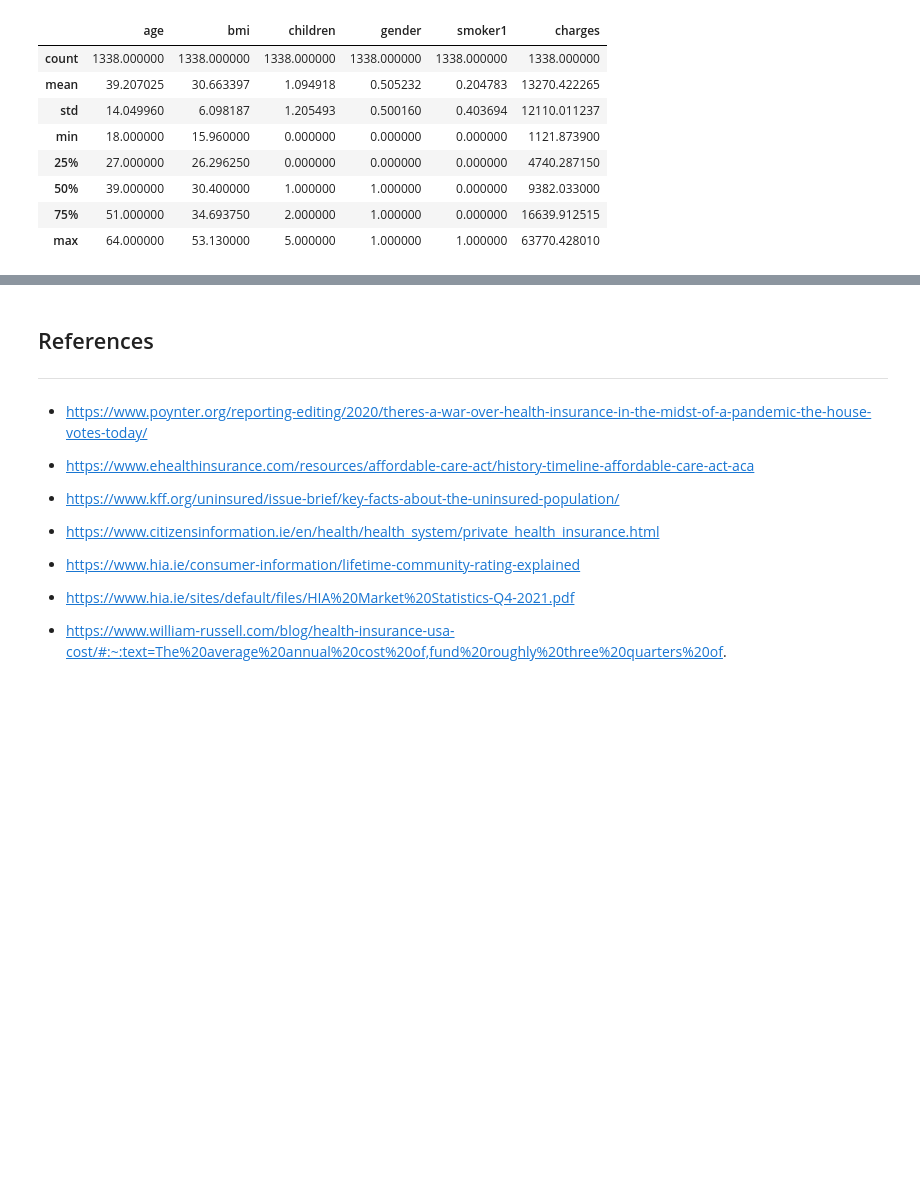
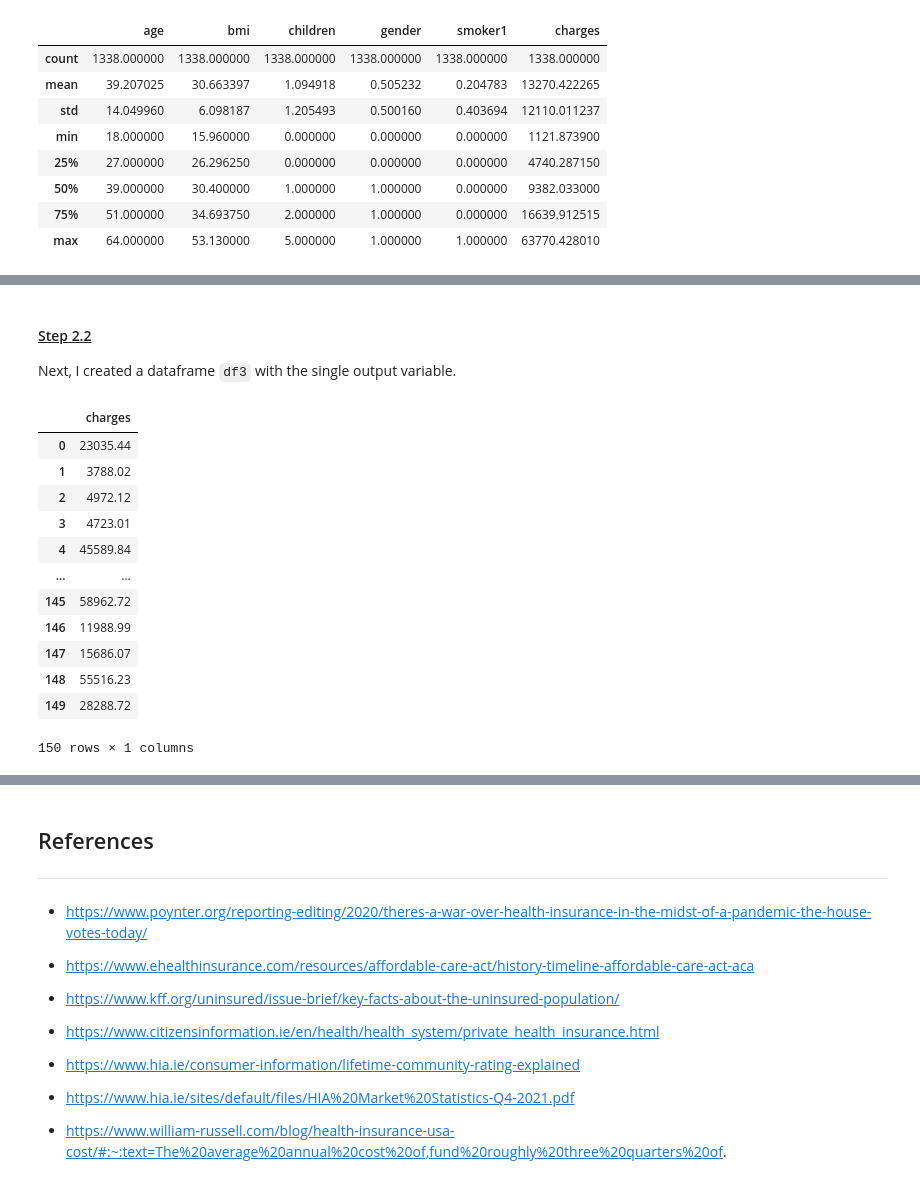
Before and after one commit to OCorry/Programming-for-Data-Analysis-Assessment-2022, a Jupyter notebook: Programming for Data Analysis Project 2022.ipynb, the cells around one changed output, grey strips where cells are left out. Saved outputs shown, nothing was run; the diff lists cells and outputs as text; code cells hidden in the pictures; blank space fills up the shorter version.

```diff
--- a/Programming for Data Analysis Project 2022.ipynb
+++ b/Programming for Data Analysis Project 2022.ipynb
@@ -491,0 +503,22 @@ df2
+# %% [markdown]
+#### <ins>Step 2.2</ins>
+
+Next, I created a dataframe ``df3`` with the single output variable.
+# %%
+#Creating the new dataframe (df3) with randomly generated values for the output variable
+df3=pd.DataFrame({'charges':np.around(np.random.uniform(121.873900, 63770.428010, size=150),2)})
+df3
+# %% [output]
+|  | charges |
+| 0 | 23035.44 |
+| 1 | 3788.02 |
+| 2 | 4972.12 |
+| 3 | 4723.01 |
+| 4 | 45589.84 |
+| ... | ... |
+| 145 | 58962.72 |
+| 146 | 11988.99 |
+| 147 | 15686.07 |
+| 148 | 55516.23 |
+| 149 | 28288.72 |
+150 rows × 1 columns
```
Also changed, not shown: parts of 8 cells of this notebook.
